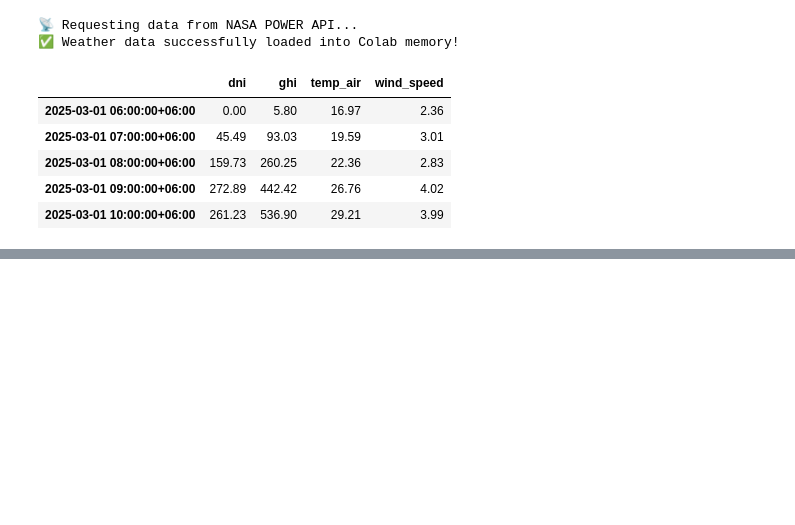
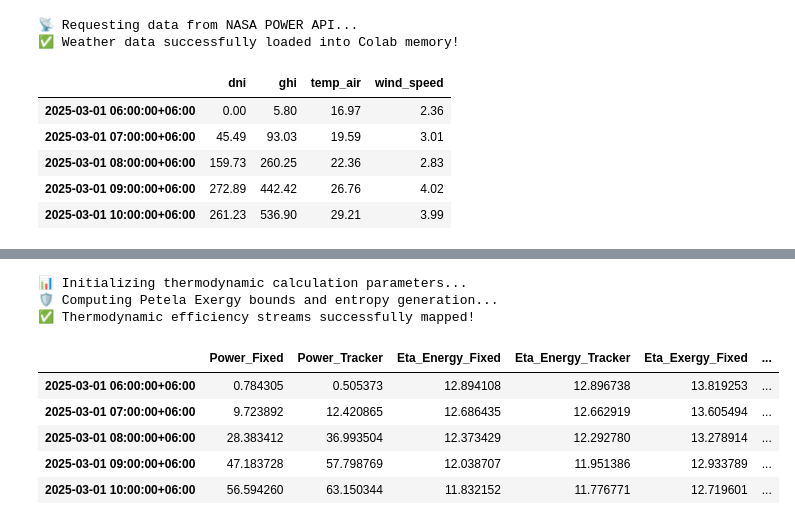
Before and after one commit to Milu-BD/solar-tracker-predictive-engine, a Jupyter notebook: predictive_engine.ipynb, the cells around one changed output, grey strips where cells are left out. Saved outputs shown, nothing was run; the diff lists cells and outputs as text; code cells hidden in the pictures; blank space fills up the shorter version.

```diff
--- a/predictive_engine.ipynb
+++ b/predictive_engine.ipynb
@@ -53,0 +142,64 @@ weather_data[['dni', 'ghi', 'temp_air', 'wind_speed']].head()
+# %%
+# ------------------------------------------------------------------------------
+# PHASE 4: THERMODYNAMIC PERFORMANCE LOGIC (FIRST & SECOND LAW ANALYSIS)
+# ------------------------------------------------------------------------------
+import numpy as np
+
+print("📊 Initializing thermodynamic calculation parameters...")
+
+# Baseline PV reference characteristics (Adjust these constants to match your physical panel specs if needed)
+EFF_REF = 0.125         # Reference efficiency under standard test conditions (STC)
+BETA = 0.004           # Temperature coefficient of power (per °C)
+T_REF = 25.0           # STC reference temperature (°C)
+T_SUN = 5778.0         # Apparent blackbody temperature of the sun (Kelvin)
+
+# 1. First Law Analysis: Temperature-Dependent Electrical Energy Efficiency
+# Efficiency drops linearly as cell operating temperature rises above 25°C
+weather_data['Eta_Energy_Fixed'] = EFF_REF * (1 - BETA * (weather_data['T_Cell_Fixed'] - T_REF))
+weather_data['Eta_Energy_Tracker'] = EFF_REF * (1 - BETA * (weather_data['T_Cell_Tracker'] - T_REF))
+
+# Compute net power generated per square meter (W/m²)
+weather_data['Power_Fixed'] = weather_data['POA_Fixed'] * weather_data['Eta_Energy_Fixed']
+weather_data['Power_Tracker'] = weather_data['POA_Tracker'] * weather_data['Eta_Energy_Tracker']
+
+
+# 2. Second Law Analysis: Solar Exergy Influx via the Petela Model
+print("🛡️ Computing Petela Exergy bounds and entropy generation...")
+T_Amb_K = weather_data['temp_air'] + 273.15  # Convert ambient air to Kelvin
+
+# Petela Equation execution: Represents maximum work extractable from solar radiation
+petela_ratio = 1 - (4/3) * (T_Amb_K / T_SUN) + (1/3) * (T_Amb_K / T_SUN)**4
+
+weather_data['Exergy_Input_Fixed'] = weather_data['POA_Fixed'] * petela_ratio
+weather_data['Exergy_Input_Tracker'] = weather_data['POA_Tracker'] * petela_ratio
+
+# Exergy Efficiency: Electrical Exergy Output (Power) divided by Total Solar Exergy Input
+weather_data['Eta_Exergy_Fixed'] = weather_data['Power_Fixed'] / weather_data['Exergy_Input_Fixed']
+weather_data['Eta_Exergy_Tracker'] = weather_data['Power_Tracker'] / weather_data['Exergy_Input_Tracker']
+
+
+# 3. Clean up display metrics (Convert fractional efficiencies to percentages for standard presentation)
+analysis_table = weather_data[[
+    'Power_Fixed', 'Power_Tracker',
+    'Eta_Energy_Fixed', 'Eta_Energy_Tracker',
+    'Eta_Exergy_Fixed', 'Eta_Exergy_Tracker'
+]].copy()
+
+analysis_table['Eta_Energy_Fixed'] *= 100
+analysis_table['Eta_Energy_Tracker'] *= 100
+analysis_table['Eta_Exergy_Fixed'] *= 100
+analysis_table['Eta_Exergy_Tracker'] *= 100
+
+print("✅ Thermodynamic efficiency streams successfully mapped!")
+# Display the results for peak sunshine hours
+analysis_table.dropna().head()
+# %% [output]
+📊 Initializing thermodynamic calculation parameters...
+🛡️ Computing Petela Exergy bounds and entropy generation...
+✅ Thermodynamic efficiency streams successfully mapped!
+|  | Power_Fixed | Power_Tracker | Eta_Energy_Fixed | Eta_Energy_Tracker | Eta_Exergy_Fixed | ... |
+| 2025-03-01 06:00:00+06:00 | 0.784305 | 0.505373 | 12.894108 | 12.896738 | 13.819253 | ... |
+| 2025-03-01 07:00:00+06:00 | 9.723892 | 12.420865 | 12.686435 | 12.662919 | 13.605494 | ... |
+| 2025-03-01 08:00:00+06:00 | 28.383412 | 36.993504 | 12.373429 | 12.292780 | 13.278914 | ... |
+| 2025-03-01 09:00:00+06:00 | 47.183728 | 57.798769 | 12.038707 | 11.951386 | 12.933789 | ... |
+| 2025-03-01 10:00:00+06:00 | 56.594260 | 63.150344 | 11.832152 | 11.776771 | 12.719601 | ... |
```
Also changed, not shown: parts of 2 cells of this notebook.
